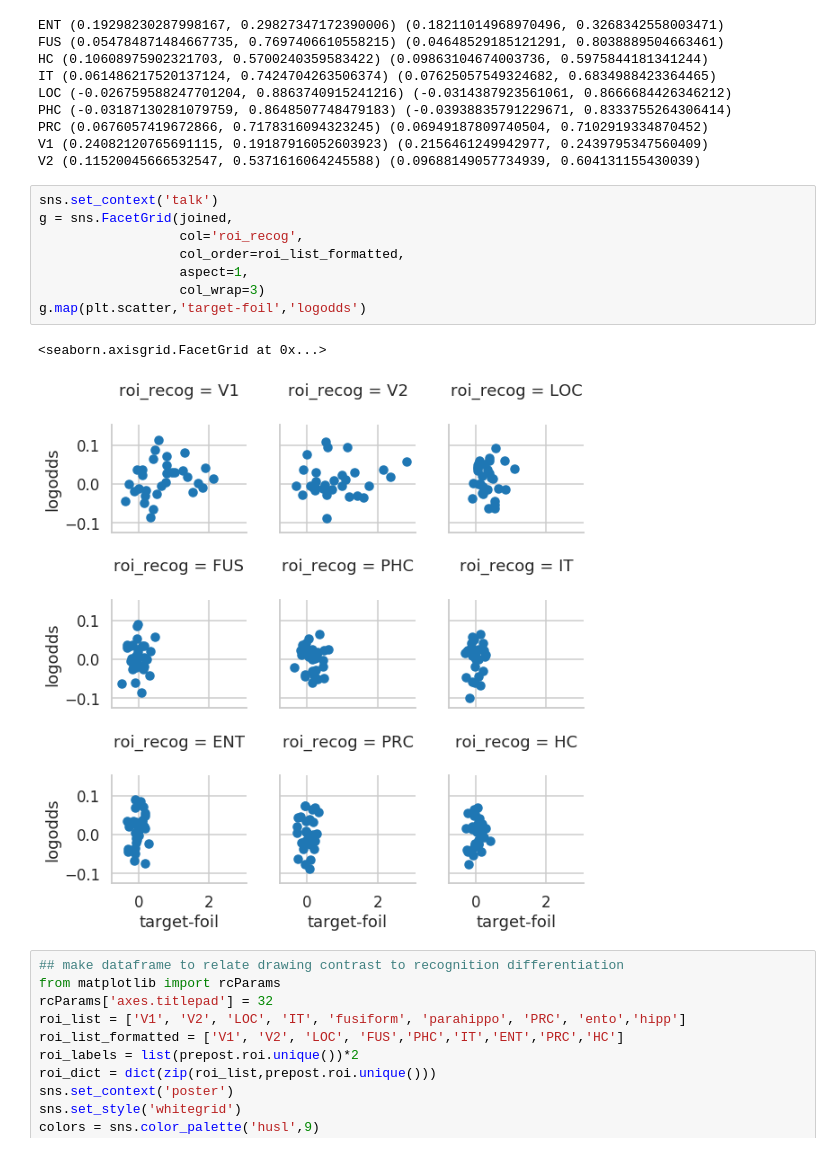
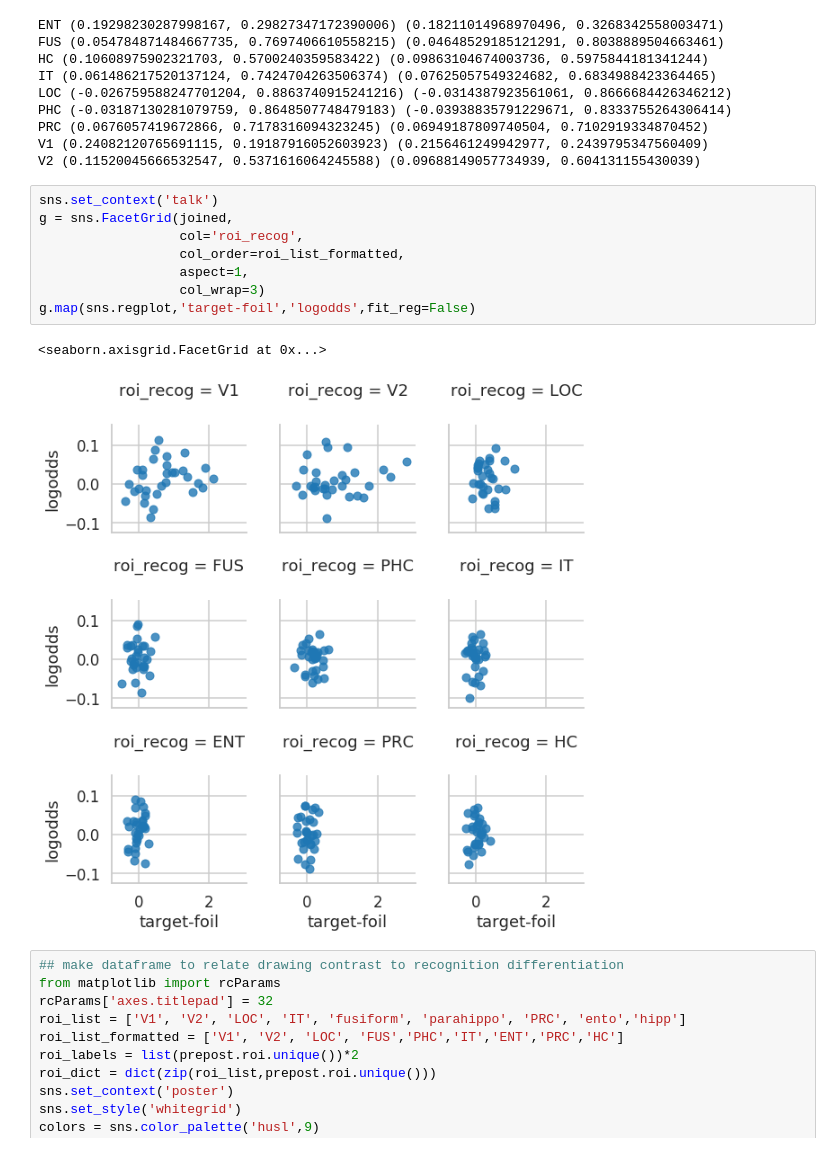
Before and after one commit to cogtoolslab/neurosketch, a Jupyter notebook: ipynb/golden/3_relate_drawing_training_and_recog_prepost.ipynb, the cells around one changed output. Saved outputs shown, nothing was run; the diff lists cells and outputs as text.

```diff
--- a/ipynb/golden/3_relate_drawing_training_and_recog_prepost.ipynb
+++ b/ipynb/golden/3_relate_drawing_training_and_recog_prepost.ipynb
@@ -133,14 +133,14 @@ V2 (0.11520045666532547, 0.5371616064245588) (0.09688149057734939, 0.60413115543
 # %%
 sns.set_context('talk')
 g = sns.FacetGrid(joined,
                   col='roi_recog',
                   col_order=roi_list_formatted,
                   aspect=1,
                   col_wrap=3)
-g.map(plt.scatter,'target-foil','logodds')
+g.map(sns.regplot,'target-foil','logodds',fit_reg=False)
 # %% [output]
 <seaborn.axisgrid.FacetGrid at 0x...>
-[figure, old version]
+[figure, new version]
 # %%
 ## make dataframe to relate drawing contrast to recognition differentiation
 from matplotlib import rcParams
```
Also changed, not shown: 3 other files.
